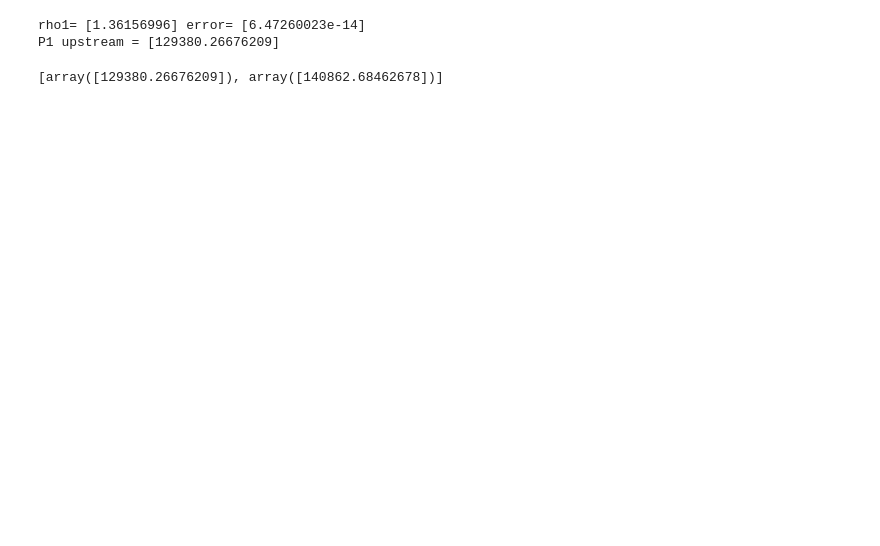
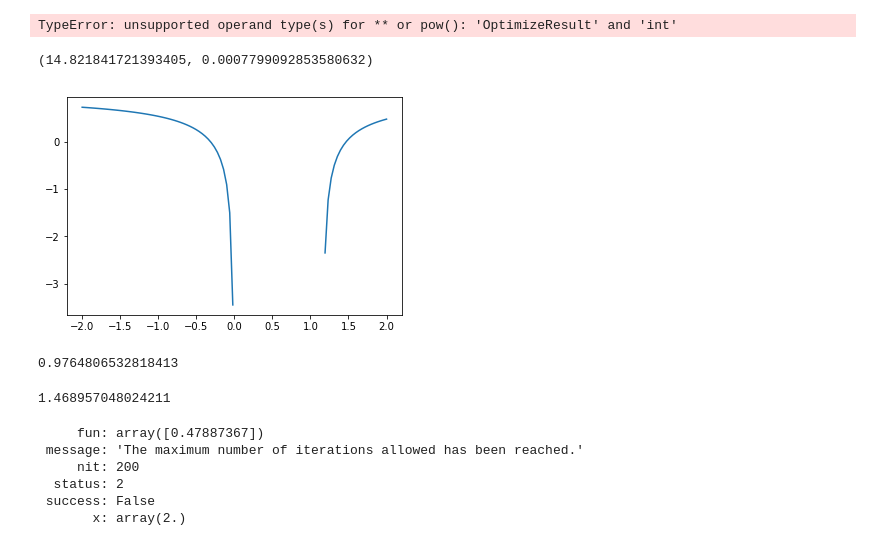
Before and after one commit to AAGAN/twoPhaseSimulationInternProject, a Jupyter notebook: modules/Backward orifice.ipynb, the cells around one changed output. Saved outputs shown, nothing was run; the diff lists cells and outputs as text; code cells hidden in the pictures; blank space fills up the shorter version.

Commit message:
add backward and forward algorithms

```diff
--- a/modules/Backward orifice.ipynb
+++ b/modules/Backward orifice.ipynb
@@ -58,9 +60,9 @@ def stag_up(m, P_2, A_1, A, Cd, y, M):
 # Calculation of unchoked upstream static pressure in terms of rho1
 
 def P1backward (m,P_2, A_1, A, T_0, Cd, y,Mw_gas): #Stagnation temperature T_0, upstream or downstream? My view: Upstream, since rho is for upstream
-    from scipy.optimize import fsolve
+
     R=8.3145
-    _Mw_gas=Mw_gas*0.001
+    _Mw_gas=Mw_gas
     _R=R/_Mw_gas
     _m=m
     _P_2=P_2
@@ -70,7 +72,7 @@ def P1backward (m,P_2, A_1, A, T_0, Cd, y,Mw_gas): #Stagnation temperature T_0,
     def equation(rho1):
         #print ((2*g*(rho1**2*_R*T_0-G-rho1*P_2))**0.5) #the part under square root.
         return (-(_m/(C_A*(2*(rho1**2*_R*T_0-G-rho1*_P_2))**0.5))+(1-D/y*(1-_P_2/(rho1*_R*T_0-G/rho1))))
-    rho1= fsolve (equation, 30, xtol=0.000001)
+    rho1= root(equation, 30)
     print ('rho1=',rho1,'error=', equation(rho1))
     #print (_P_2, equation(_P_2))
 
@@ -89,8 +91,53 @@ def stat_T(T0, M, y):
     T_stat= T_0/(1+(y-1)/2 *M**2)
     return T_stat
 
-main_nozzle_backward(110000, 320, 0.005,0.4,0.006,0.06,1.4,28)
+main_nozzle_backward(110000, 320, 0.005,0.4,0.006,0.06,1.4,0.028)
 # %% [output]
-rho1= [1.36156996] error= [6.47260023e-14]
-P1 upstream = [129380.26676209]
+TypeError: unsupported operand type(s) for ** or pow(): 'OptimizeResult' and 'int'
-[array([129380.26676209]), array([140862.68462678])]
+# %%
+R=8.3145
+_Mw_gas=0.028
+_R=R/_Mw_gas
+_m=0.005
+_P_2=110000
+y=1.4
+A = np.pi * 0.006**2/4.0
+A_1 = np.pi * 0.025**2/4.0
+T_0 = 320
+Cd = 0.6
+G = (y-1)/(2*y)*(_m/A_1)**2  # A_1 is area of upstream section
+D = _m**2/(A_1**2*y*_R*T_0) # T_0 is stagnation pressure at inlet
+C_A= Cd*A # where A is effective area of throttling device
+def equation(rho1):
+    #print ((2*g*(rho1**2*_R*T_0-G-rho1*P_2))**0.5) #the part under square root.
+    return (-(_m/(C_A*(2*(rho1**2*_R*T_0-G-rho1*_P_2))**0.5))+(1-D/y*(1-_P_2/(rho1*_R*T_0-G/rho1))))#,(2*(rho1**2*_R*T_0-G-rho1*_P_2))
+# %%
+G,D
+# %% [output]
+(14.821841721393405, 0.0007799092853580632)
+# %%
+rho = np.linspace(-2,2,100)
+plt.plot(rho,equation(rho))
+plt.show()
+equation(30)
+# %% [output]
+[figure, added]
+0.9764806532818413
+# %%
+initialVal = 20
+a = root(equation,initialVal,method='krylov')
+while a['x']<0 or a['success']==False:
+    initialVal = initialVal + 1
+    a = root(equation,10,method='krylov')
+print(a['x'])
+# %% [output]
+1.468957048024211
+# %%
+root(equation,2,method='krylov')
+# %% [output]
+     fun: array([0.47887367])
+ message: 'The maximum number of iterations allowed has been reached.'
+     nit: 200
+  status: 2
+ success: False
+       x: array(2.)
```
Also changed, not shown: parts of 2 cells of this notebook, 5 other files.
